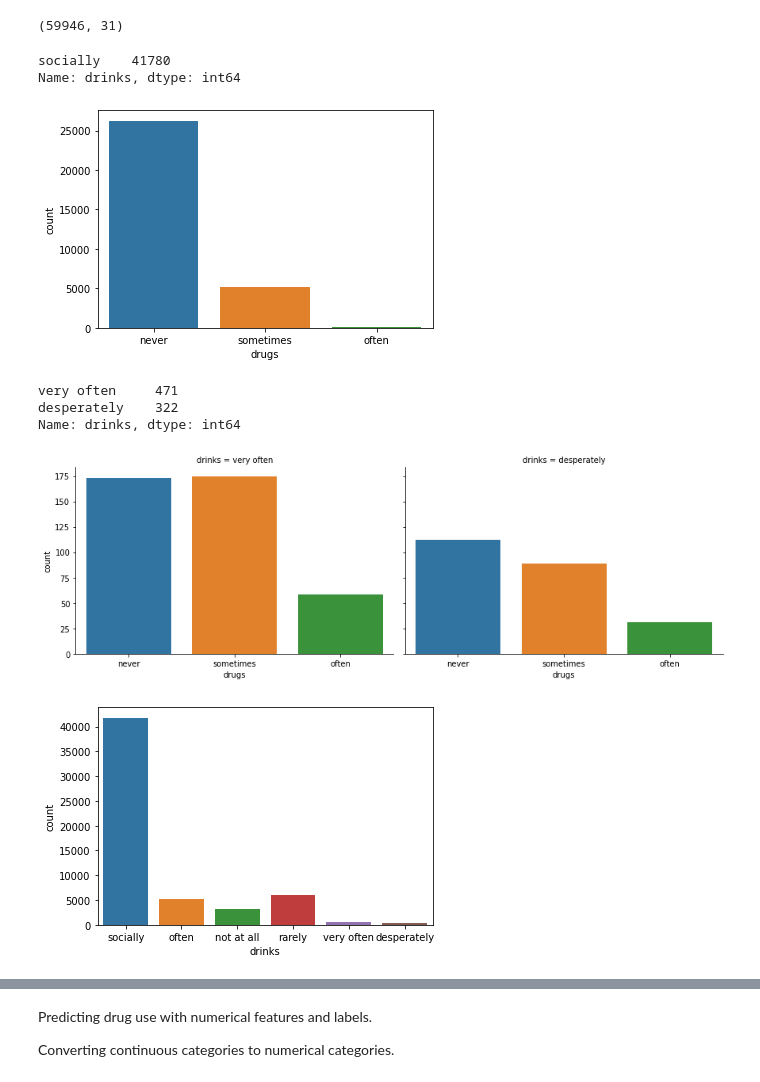
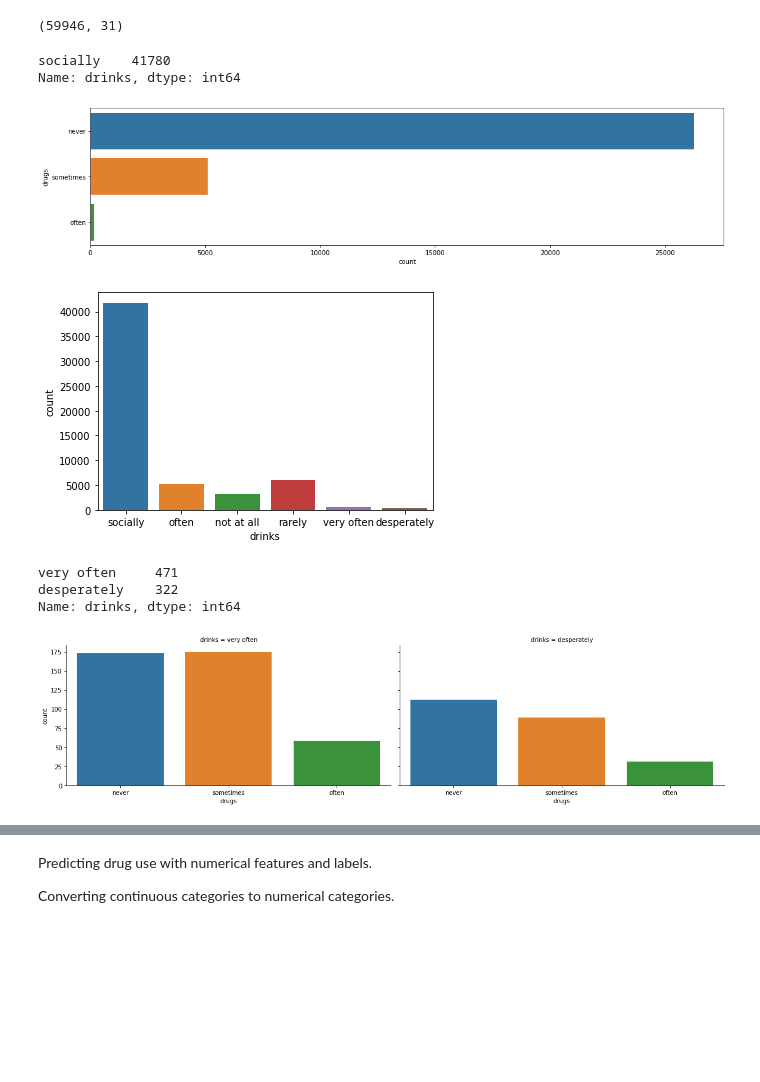
Before and after one commit to ClaudioLutz/okcupid-date-a-scientist-portfolio-project, a Jupyter notebook: date-a-scientist.ipynb, the cells around one changed output, grey strips where cells are left out. Drawn from its saved outputs; the diff is of its cells as text; code cells hidden in the pictures; blank space fills up the shorter version.

```diff
--- a/date-a-scientist.ipynb
+++ b/date-a-scientist.ipynb
@@ -59,32 +59,35 @@ data.shape
 # %%
 drinks_socially = data[data["drinks"] == 'socially']
 print(drinks_socially['drinks'].value_counts())
-sns.countplot(x="drugs", data=drinks_socially)
+fig_dims = (18, 4)
+
+fig, ax = plt.subplots(figsize=fig_dims)
+sns.countplot(y="drugs", data=drinks_socially, ax=ax)
 plt.show()
 # %% [output]
 socially    41780
 Name: drinks, dtype: int64
-[figure, old version]
+[figure, new version]
+# %%
+drinks_alot = data[(data["drinks"] != 'socially') & (data["drinks"] != 'rarely') & (data["drinks"] != 'not at all') & (data["drinks"] != 'often')]
+
+sns.countplot(data=data, x='drinks')
+plt.show()
+# %% [output]
+[figure, added]
 # %%
-drinks_alot = data[(data["drinks"] != 'socially') & (data["drinks"] != 'rarely') & (data["drinks"] != 'not at all') & (data["drinks"] != 'often')]
-
 print(drinks_alot['drinks'].value_counts())
 g = sns.catplot(x="drugs", col="drinks",
 
                 data=drinks_alot, kind="count",
 
-                height=4, aspect=1.5)
+                height=4, aspect=2)
 plt.show()
 # %% [output]
 very often     471
 desperately    322
 Name: drinks, dtype: int64
-[figure, old version]
+[figure, new version]
-# %%
-sns.countplot(data=data, x='drinks')
-plt.show()
-# %% [output]
-[figure, removed]
 # %%
 data['religion_new'] = data.religion.str.split().str.get(0)
 print(data['religion_new'].value_counts())
```
Also changed, not shown: parts of 11 cells of this notebook.
